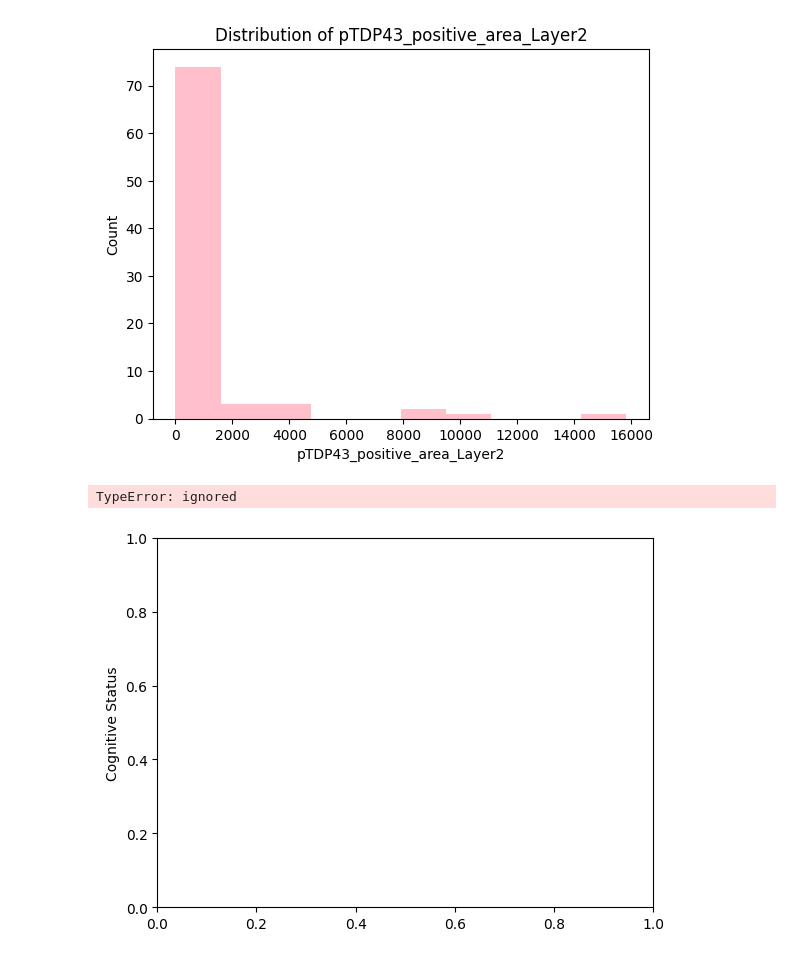
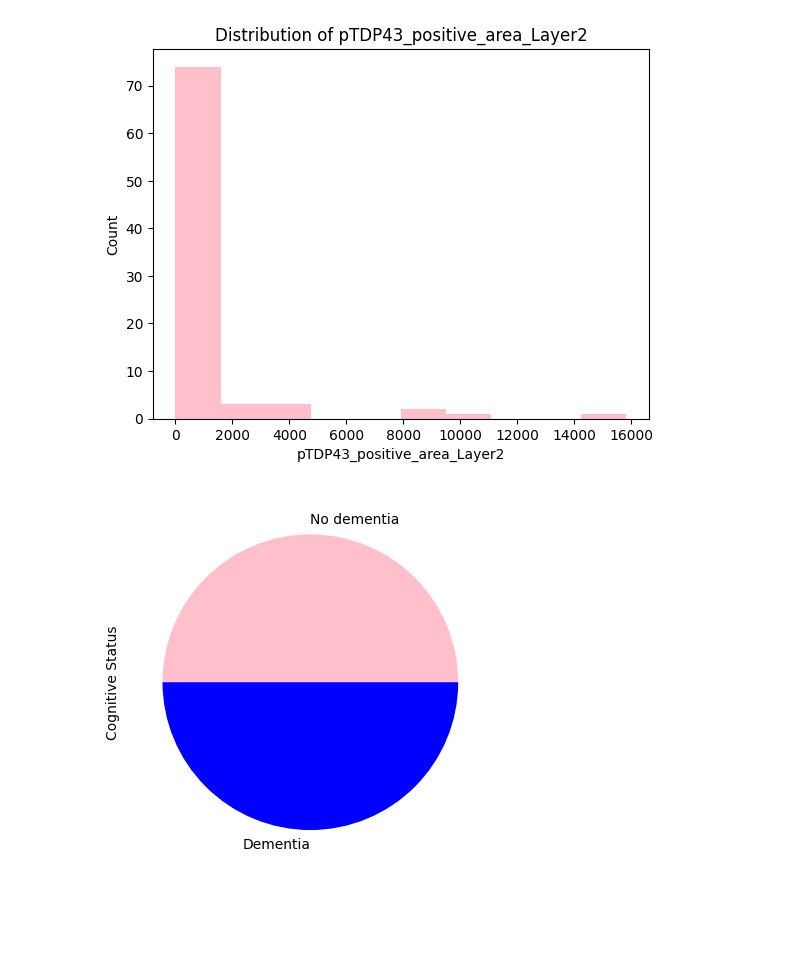
Before and after one commit to zoyaholin/Neur265HOLIN, a Jupyter notebook: Final_Project.ipynb, the cells around one changed output. Cells and saved outputs as stored; diff of their text form; code cells hidden in the pictures; blank space fills up the shorter version.

```diff
--- a/Final_Project.ipynb
+++ b/Final_Project.ipynb
@@ -61,9 +61,11 @@ Text(0.5, 1.0, 'Distribution of pTDP43_positive_area_Layer2')
 [figure]
 # %%
 #Making pie chart for grouping variables
-colors = ["pink", "blue"]
-alz_combined['Cognitive Status'].value_counts().plot(kind='pie', color = colors)
+colors = ['pink', 'blue']
+alz_path['Cognitive Status'].value_counts().plot(kind='pie', colors=colors)
+
+plt.ylabel('Cognitive Status')
+plt.show()
 # %% [output]
-TypeError: ignored
-[figure, old version]
+[figure, new version]
 # %%
```
Also changed, not shown: parts of 3 cells of this notebook.
